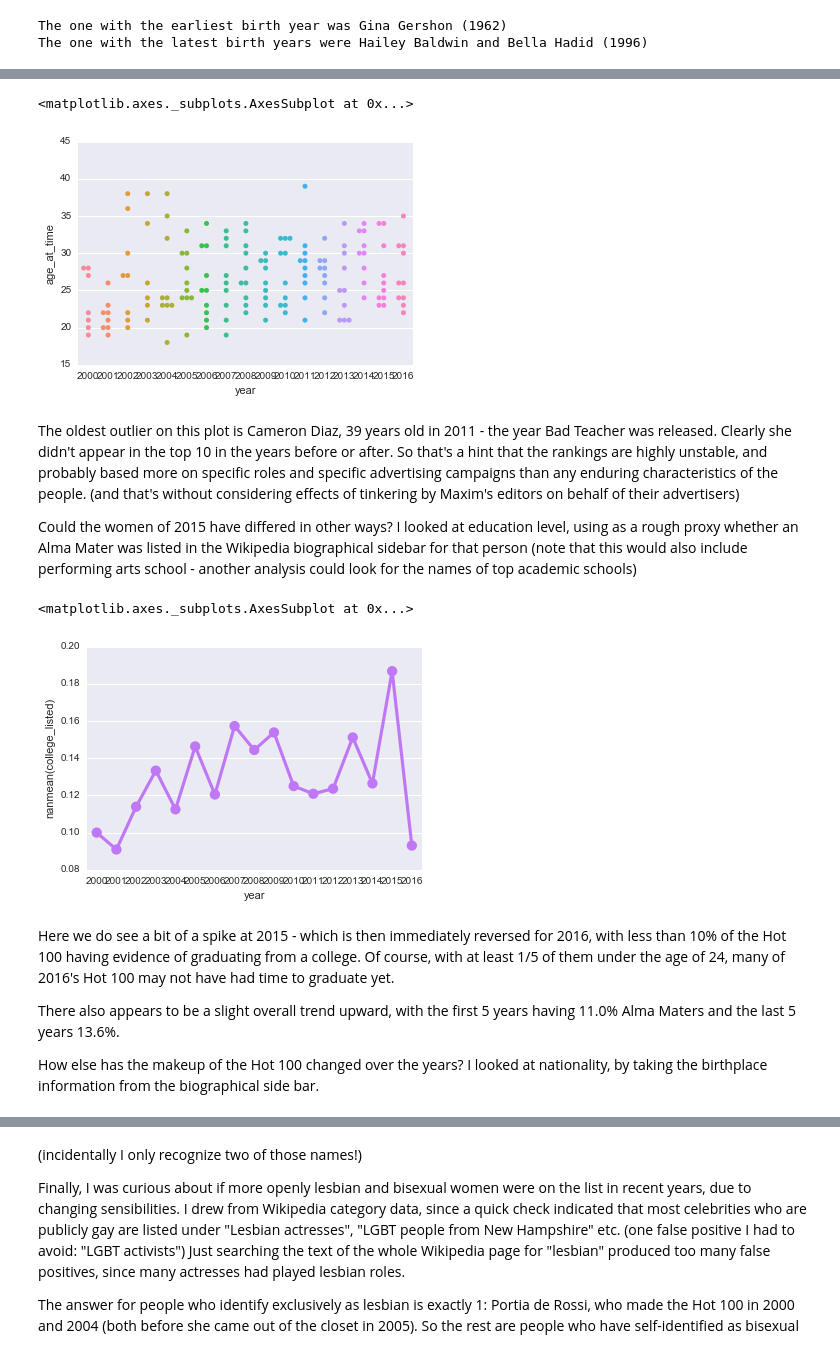
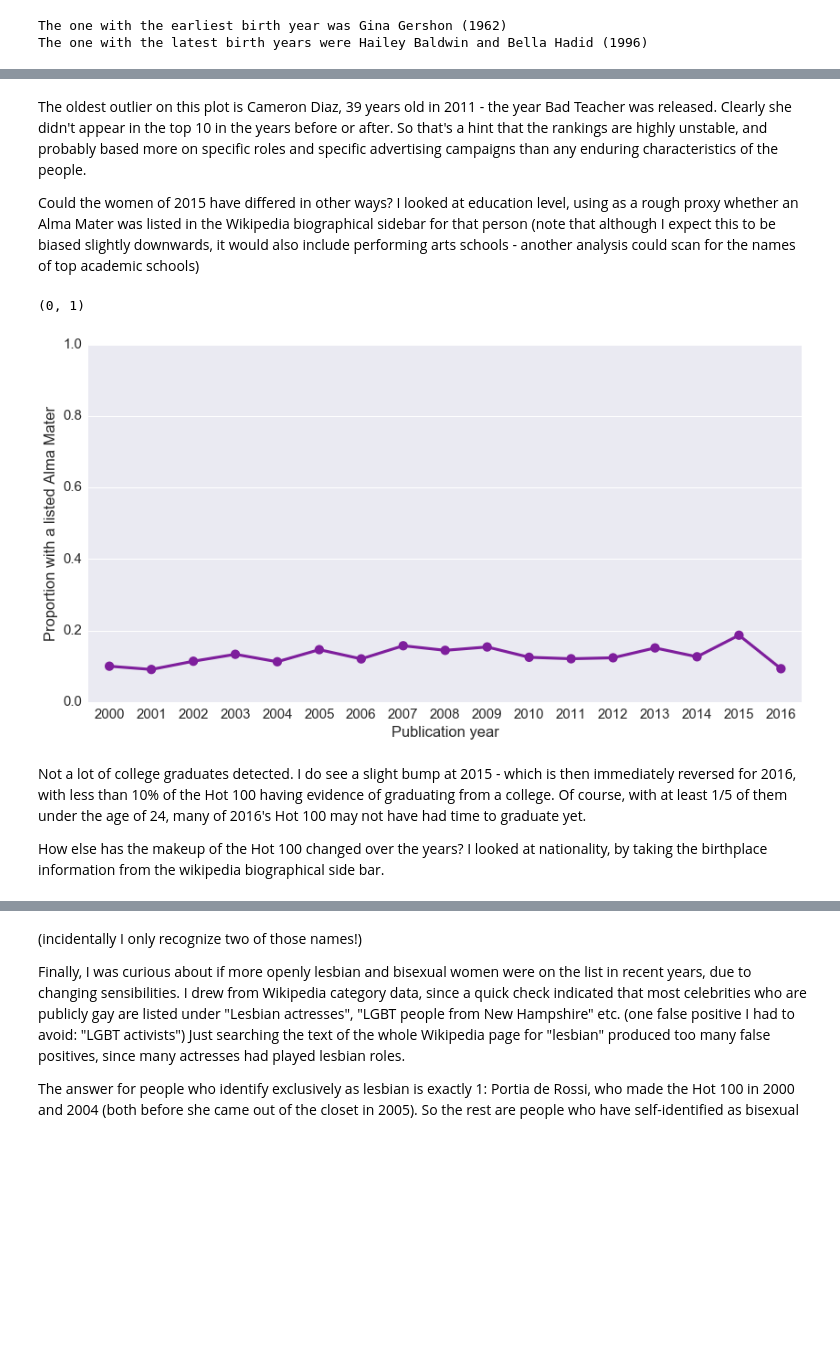
Before and after one commit to drsaunders/MaximHot100, a Jupyter notebook: hot100.ipynb, the cells around one changed output, grey strips where cells are left out. Drawn from its saved outputs; the diff is of its cells as text; code cells hidden in the pictures; blank space fills up the shorter version.

```diff
--- a/hot100.ipynb
+++ b/hot100.ipynb
@@ -9,6 +9,10 @@ import seaborn as sns
 import matplotlib.pyplot as plt
 import wikipedia
 import codecs
+from pylab import rcParams
+sns.set(font_scale=1.5)
+rcParams['figure.figsize'] = 14, 7
+maxim_red = [0.65,0,0.02]
 # %% [markdown]
 # Analysis of Maxim Magazine's Hot 100
 ## *or: The "Last Fuckable Day" According to 16-Year-Old Bros, 2000-2016*
@@ -272,27 +309,21 @@ We can look at individual cases more clearly by making a swarm plot of just the
-# %%
-# Was there a different distribution of ages in different years?
-plt.figure()
-sns.swarmplot(x='year',y='age_at_time',data=with_ages.loc[(with_ages.mrank<=10),:])
-# %% [output]
-<matplotlib.axes._subplots.AxesSubplot at 0x...>
-[figure, removed]
 # %% [markdown]
-The oldest outlier on this plot is Cameron Diaz, 39 years old in 2011 - the year Bad Teacher was released. Clearly she didn't appear in the top 10 in the years before or after. So that's a hint that the rankings are highly unstable, and probably based more on specific roles and specific advertising campaigns than any enduring characteristics of the people. (and that's without considering effects of tinkering by Maxim's editors on behalf of their advertisers)
+The oldest outlier on this plot is Cameron Diaz, 39 years old in 2011 - the year Bad Teacher was released. Clearly she didn't appear in the top 10 in the years before or after. So that's a hint that the rankings are highly unstable, and probably based more on specific roles and specific advertising campaigns than any enduring characteristics of the people.
 
-Could the women of 2015 have differed in other ways? I looked at education level, using as a rough proxy whether an Alma Mater was listed in the Wikipedia biographical sidebar for that person (note that this would also include performing arts school - another analysis could look for the names of top academic schools)
+Could the women of 2015 have differed in other ways? I looked at education level, using as a rough proxy whether an Alma Mater was listed in the Wikipedia biographical sidebar for that person (note that although I expect this to be biased slightly downwards, it would also include performing arts schools - another analysis could scan for the names of top academic schools)
 # %%
 # Proportion with an alma mater listed
 plt.figure()
-sns.pointplot(x='year',y='college_listed',data=with_ages, ci = 0, color=sns.xkcd_rgb["light purple"], estimator=np.nanmean)
+sns.pointplot(x='year',y='college_listed',data=with_ages, ci = 0, color=sns.xkcd_rgb["purple"], estimator=np.nanmean)
+plt.ylabel('Proportion with a listed Alma Mater')
+plt.xlabel('Publication year')
+plt.ylim([0,1])
 # %% [output]
-<matplotlib.axes._subplots.AxesSubplot at 0x...>
+(0, 1)
-[figure, old version]
+[figure, new version]
 # %% [markdown]
-Here we do see a bit of a spike at 2015 - which is then immediately reversed for 2016, with less than 10% of the Hot 100 having evidence of graduating from a college. Of course, with at least 1/5 of them under the age of 24, many of 2016's Hot 100 may not have had time to graduate yet.
+Not a lot of college graduates detected. I do see a slight bump at 2015 - which is then immediately reversed for 2016, with less than 10% of the Hot 100 having evidence of graduating from a college. Of course, with at least 1/5 of them under the age of 24, many of 2016's Hot 100 may not have had time to graduate yet.
 
-There also appears to be a slight overall trend upward, with the first 5 years having 11.0% Alma Maters and the last 5 years 13.6%.
-
-How else has the makeup of the Hot 100 changed over the years? I looked at nationality, by taking the birthplace information from the biographical side bar.
+How else has the makeup of the Hot 100 changed over the years? I looked at nationality, by taking the birthplace information from the wikipedia biographical side bar.
 # %%
 # Proportion US born by year
 plt.figure()
```
Also changed, not shown: parts of 26 cells of this notebook, 1 other file.
